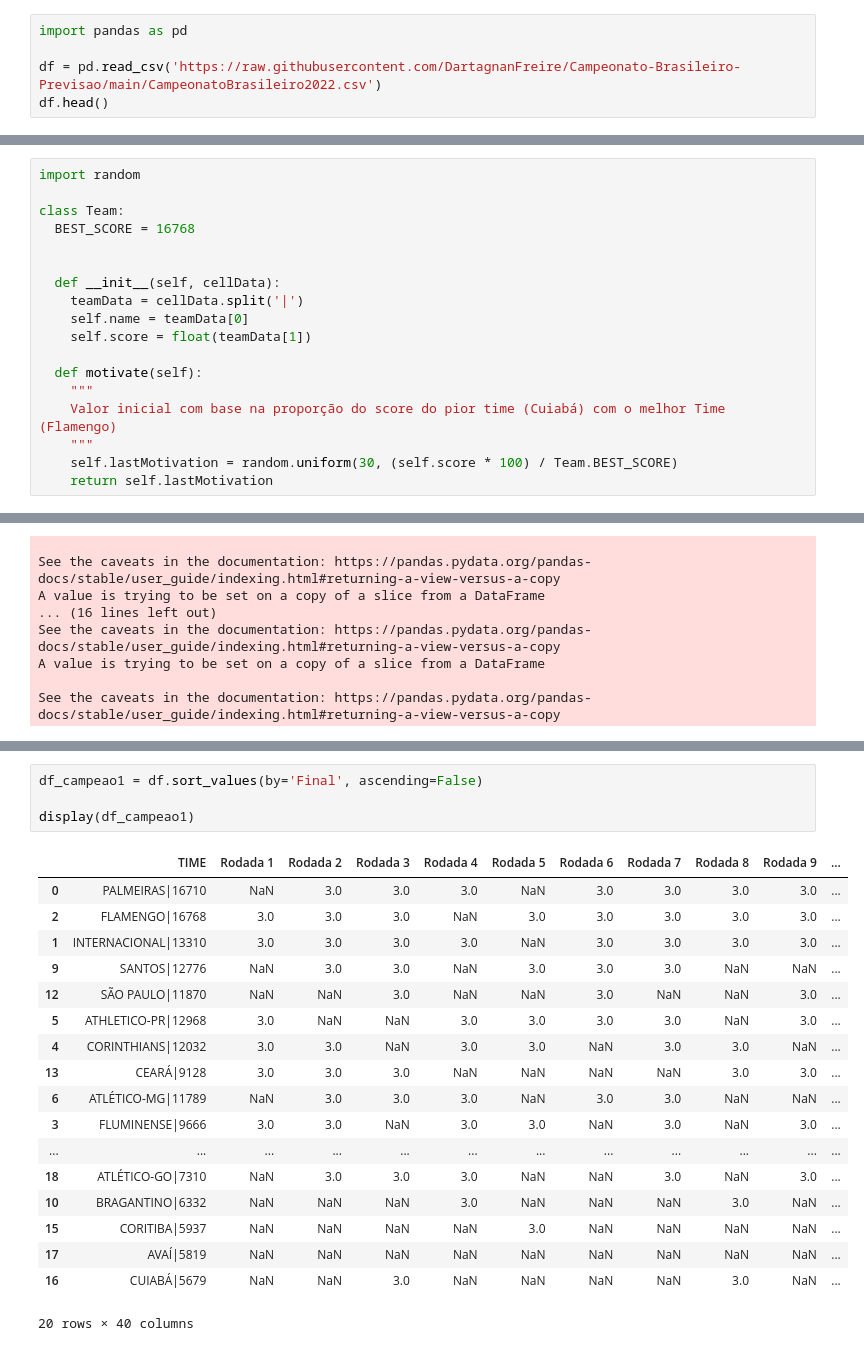
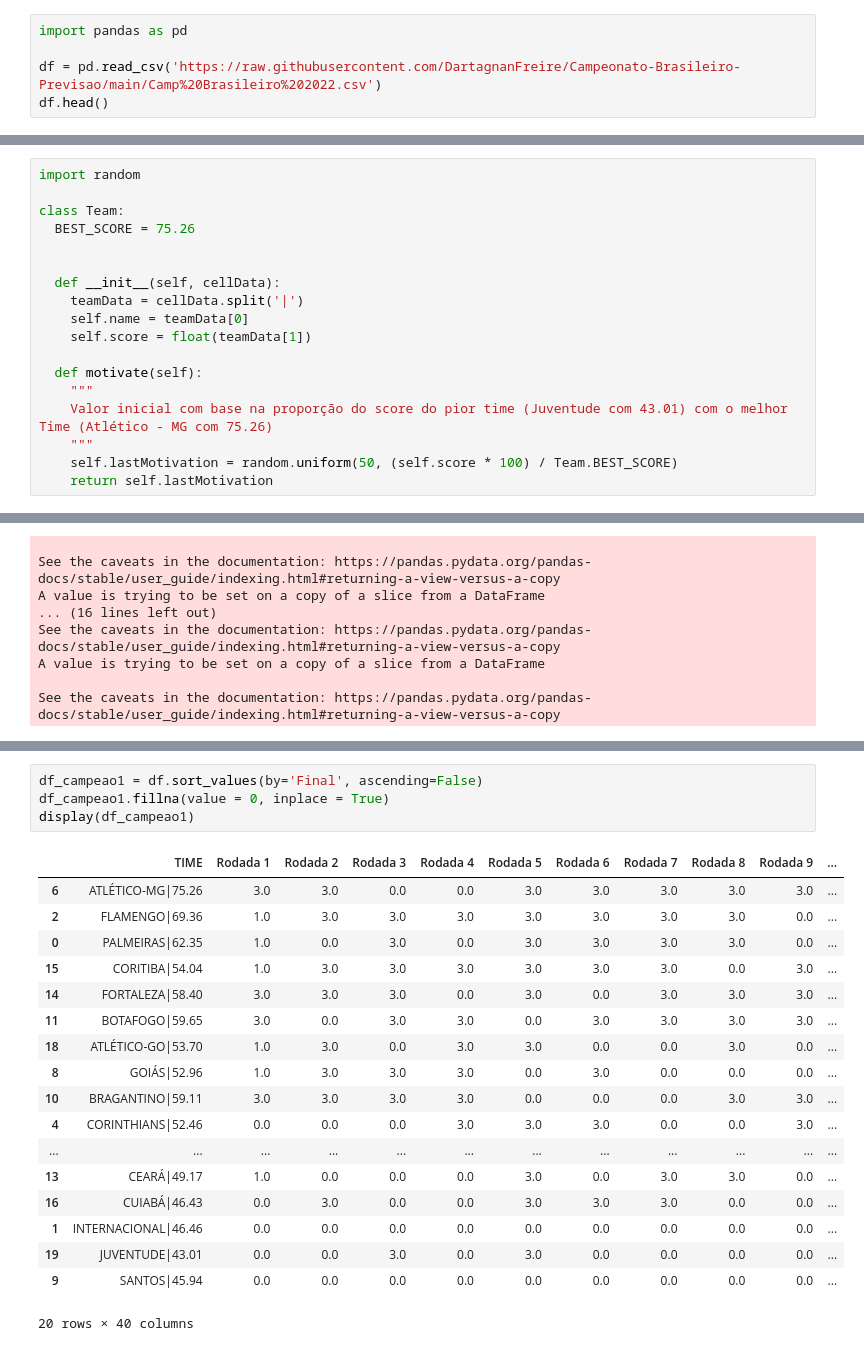
Before and after one commit to DartagnanFreire/Campeonato-Brasileiro-Previsao-v1.0, a Jupyter notebook: Campeão_do_Brasileiro.ipynb, the cells around one changed output, grey strips where cells are left out. Cells and saved outputs as stored; diff of their text form.

```diff
--- a/Campeão_do_Brasileiro.ipynb
+++ b/Campeão_do_Brasileiro.ipynb
@@ -3,7 +3,7 @@
 # %%
 import pandas as pd
 
-df = pd.read_csv('https://raw.githubusercontent.com/DartagnanFreire/Campeonato-Brasileiro-Previsao/main/CampeonatoBrasileiro2022.csv')
+df = pd.read_csv('https://raw.githubusercontent.com/DartagnanFreire/Campeonato-Brasileiro-Previsao/main/Camp%20Brasileiro%202022.csv')
 df.head()
 # %% [output]
 |  | TIME |
@@ -16,7 +16,7 @@ df.head()
 import random
 
 class Team:
-  BEST_SCORE = 16768
+  BEST_SCORE = 75.26
 
 
   def __init__(self, cellData):
@@ -26,9 +26,9 @@ class Team:
 
   def motivate(self):
     """
-    Valor inicial com base na proporção do score do pior time (Cuiabá) com o melhor Time (Flamengo)
+    Valor inicial com base na proporção do score do pior time (Juventude com 43.01) com o melhor Time (Atlético - MG com 75.26)
     """
-    self.lastMotivation = random.uniform(30, (self.score * 100) / Team.BEST_SCORE)
+    self.lastMotivation = random.uniform(50, (self.score * 100) / Team.BEST_SCORE)
     return self.lastMotivation
 # %%
 bestTeamsByGroup = {}
@@ -2814,24 +2844,24 @@ display(df)
 20 rows × 40 columns
 # %%
 df_campeao1 = df.sort_values(by='Final', ascending=False)
-
+df_campeao1.fillna(value = 0, inplace = True)
 display(df_campeao1)
 # %% [output]
 |  | TIME | Rodada 1 | Rodada 2 | Rodada 3 | Rodada 4 | Rodada 5 | Rodada 6 | Rodada 7 | Rodada 8 | Rodada 9 | ... |
-| 0 | PALMEIRAS|16710 | NaN | 3.0 | 3.0 | 3.0 | NaN | 3.0 | 3.0 | 3.0 | 3.0 | ... |
-| 2 | FLAMENGO|16768 | 3.0 | 3.0 | 3.0 | NaN | 3.0 | 3.0 | 3.0 | 3.0 | 3.0 | ... |
-| 1 | INTERNACIONAL|13310 | 3.0 | 3.0 | 3.0 | 3.0 | NaN | 3.0 | 3.0 | 3.0 | 3.0 | ... |
-| 9 | SANTOS|12776 | NaN | 3.0 | 3.0 | NaN | 3.0 | 3.0 | 3.0 | NaN | NaN | ... |
-| 12 | SÃO PAULO|11870 | NaN | NaN | 3.0 | NaN | NaN | 3.0 | NaN | NaN | 3.0 | ... |
-| 5 | ATHLETICO-PR|12968 | 3.0 | NaN | NaN | 3.0 | 3.0 | 3.0 | 3.0 | NaN | 3.0 | ... |
-| 4 | CORINTHIANS|12032 | 3.0 | 3.0 | NaN | 3.0 | 3.0 | NaN | 3.0 | 3.0 | NaN | ... |
-| 13 | CEARÁ|9128 | 3.0 | 3.0 | 3.0 | NaN | NaN | NaN | NaN | 3.0 | 3.0 | ... |
-| 6 | ATLÉTICO-MG|11789 | NaN | 3.0 | 3.0 | 3.0 | NaN | 3.0 | 3.0 | NaN | NaN | ... |
-| 3 | FLUMINENSE|9666 | 3.0 | 3.0 | NaN | 3.0 | 3.0 | NaN | 3.0 | NaN | 3.0 | ... |
+| 6 | ATLÉTICO-MG|75.26 | 3.0 | 3.0 | 0.0 | 0.0 | 3.0 | 3.0 | 3.0 | 3.0 | 3.0 | ... |
+| 2 | FLAMENGO|69.36 | 1.0 | 3.0 | 3.0 | 3.0 | 3.0 | 3.0 | 3.0 | 3.0 | 0.0 | ... |
+| 0 | PALMEIRAS|62.35 | 1.0 | 0.0 | 3.0 | 0.0 | 3.0 | 3.0 | 3.0 | 3.0 | 0.0 | ... |
+| 15 | CORITIBA|54.04 | 1.0 | 3.0 | 3.0 | 3.0 | 3.0 | 3.0 | 3.0 | 0.0 | 3.0 | ... |
+| 14 | FORTALEZA|58.40 | 3.0 | 3.0 | 3.0 | 0.0 | 3.0 | 0.0 | 3.0 | 3.0 | 3.0 | ... |
+| 11 | BOTAFOGO|59.65 | 3.0 | 0.0 | 3.0 | 3.0 | 0.0 | 3.0 | 3.0 | 3.0 | 3.0 | ... |
+| 18 | ATLÉTICO-GO|53.70 | 1.0 | 3.0 | 0.0 | 3.0 | 3.0 | 0.0 | 0.0 | 3.0 | 0.0 | ... |
+| 8 | GOIÁS|52.96 | 1.0 | 3.0 | 3.0 | 3.0 | 0.0 | 3.0 | 0.0 | 0.0 | 0.0 | ... |
+| 10 | BRAGANTINO|59.11 | 3.0 | 3.0 | 3.0 | 3.0 | 0.0 | 0.0 | 0.0 | 3.0 | 3.0 | ... |
+| 4 | CORINTHIANS|52.46 | 0.0 | 0.0 | 0.0 | 3.0 | 3.0 | 3.0 | 0.0 | 0.0 | 3.0 | ... |
 | ... | ... | ... | ... | ... | ... | ... | ... | ... | ... | ... | ... |
-| 18 | ATLÉTICO-GO|7310 | NaN | 3.0 | 3.0 | 3.0 | NaN | NaN | 3.0 | NaN | 3.0 | ... |
-| 10 | BRAGANTINO|6332 | NaN | NaN | NaN | 3.0 | NaN | NaN | NaN | 3.0 | NaN | ... |
-| 15 | CORITIBA|5937 | NaN | NaN | NaN | NaN | 3.0 | NaN | NaN | NaN | NaN | ... |
-| 17 | AVAÍ|5819 | NaN | NaN | NaN | NaN | NaN | NaN | NaN | NaN | NaN | ... |
-| 16 | CUIABÁ|5679 | NaN | NaN | 3.0 | NaN | NaN | NaN | NaN | 3.0 | NaN | ... |
+| 13 | CEARÁ|49.17 | 1.0 | 0.0 | 0.0 | 0.0 | 3.0 | 0.0 | 3.0 | 3.0 | 0.0 | ... |
+| 16 | CUIABÁ|46.43 | 0.0 | 3.0 | 0.0 | 0.0 | 3.0 | 3.0 | 3.0 | 0.0 | 0.0 | ... |
+| 1 | INTERNACIONAL|46.46 | 0.0 | 0.0 | 0.0 | 0.0 | 0.0 | 0.0 | 0.0 | 0.0 | 0.0 | ... |
+| 19 | JUVENTUDE|43.01 | 0.0 | 0.0 | 3.0 | 0.0 | 3.0 | 0.0 | 0.0 | 0.0 | 0.0 | ... |
+| 9 | SANTOS|45.94 | 0.0 | 0.0 | 0.0 | 0.0 | 0.0 | 0.0 | 0.0 | 0.0 | 0.0 | ... |
 20 rows × 40 columns
```
Also changed, not shown: parts of 40 cells of this notebook.
